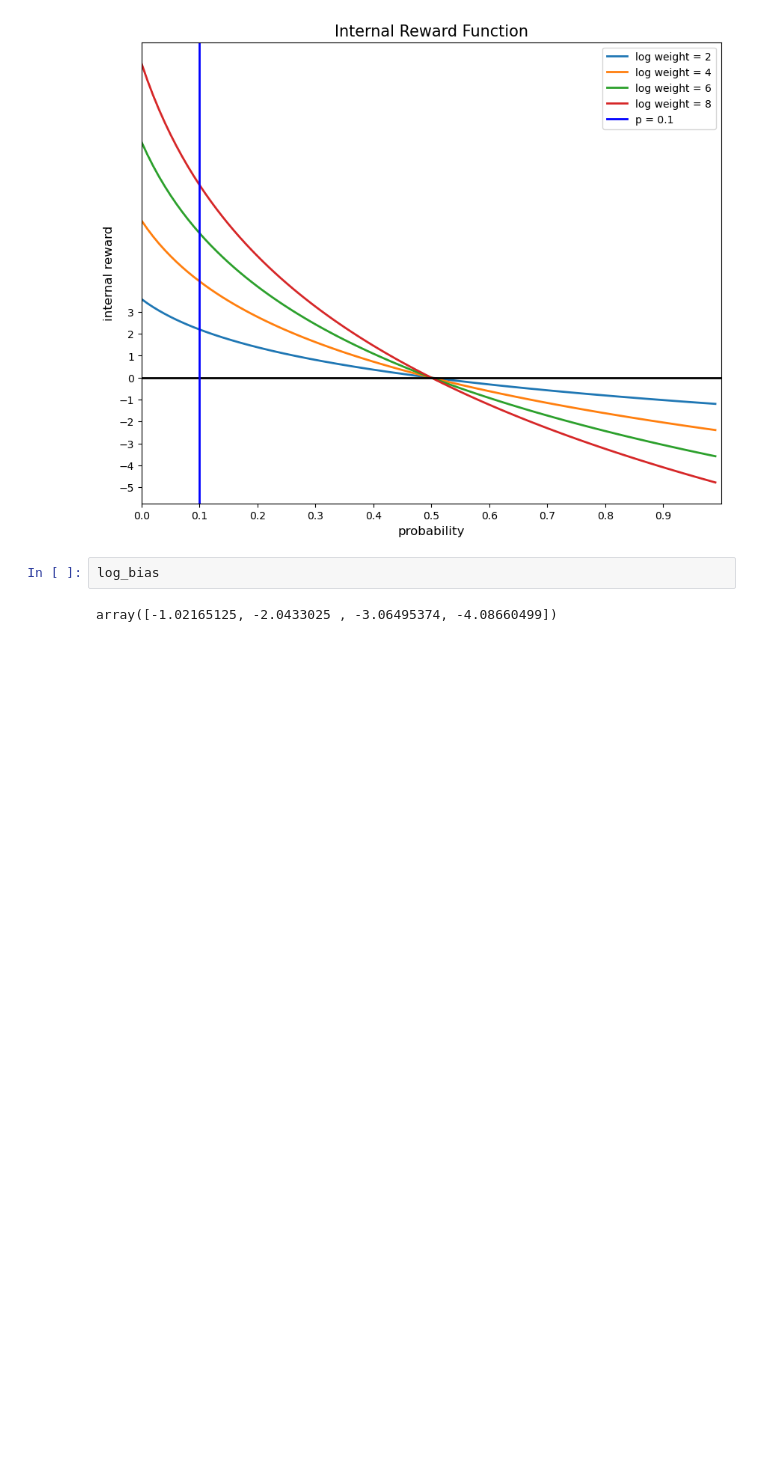
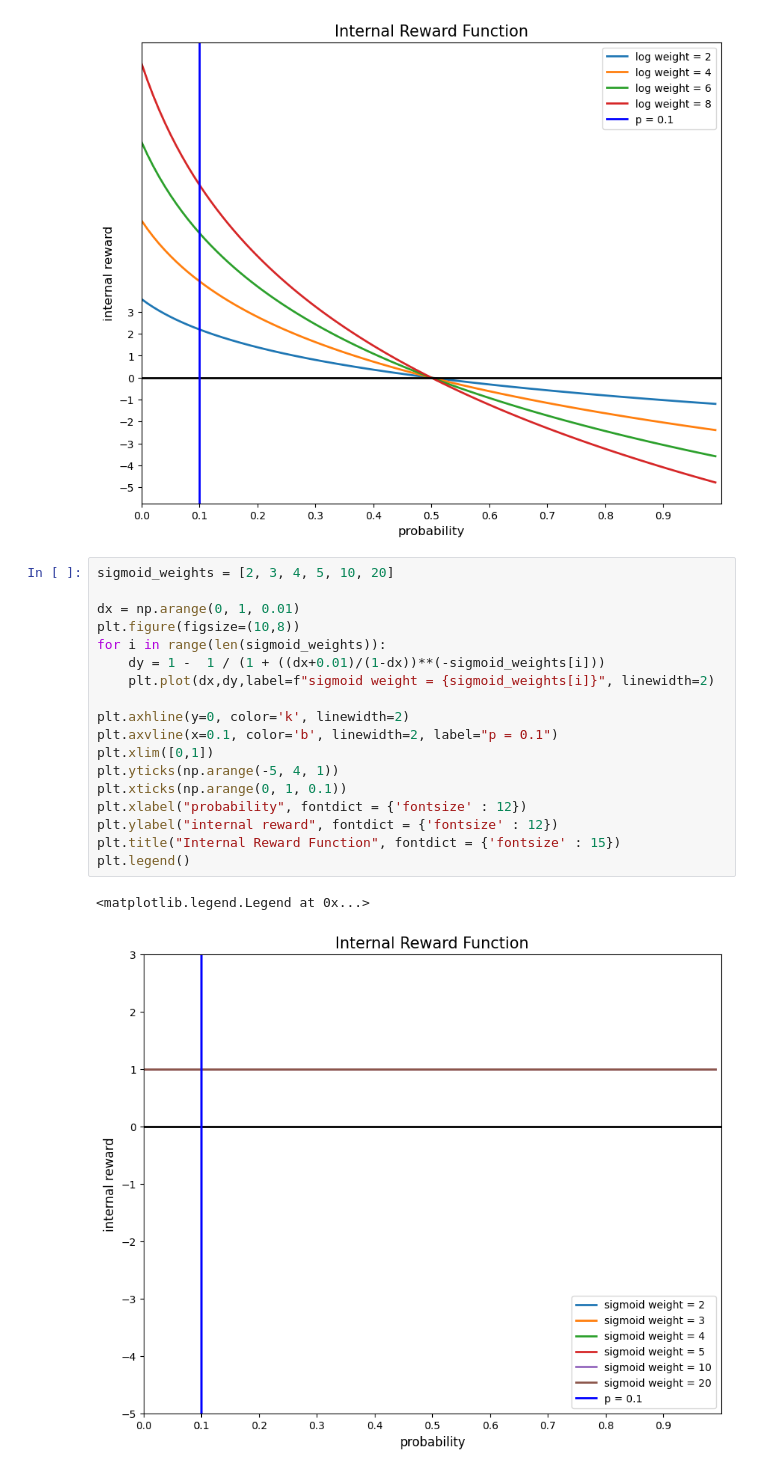
Before and after one commit to k1seul/RL_Neuro_undergrad_paper, a Jupyter notebook: Untitled.ipynb, the cells around one changed output. Cells and saved outputs as stored; diff of their text form; blank space fills up the shorter version.

Commit message:
fixed sigmoid function

```diff
--- a/Untitled.ipynb
+++ b/Untitled.ipynb
@@ -26,6 +26,23 @@ plt.legend()
 <matplotlib.legend.Legend at 0x...>
 [figure]
 # %%
-log_bias
+sigmoid_weights = [2, 3, 4, 5, 10, 20]
+
+dx = np.arange(0, 1, 0.01)
+plt.figure(figsize=(10,8))
+for i in range(len(sigmoid_weights)):
+    dy = 1 -  1 / (1 + ((dx+0.01)/(1-dx))**(-sigmoid_weights[i]))
+    plt.plot(dx,dy,label=f"sigmoid weight = {sigmoid_weights[i]}", linewidth=2)
+
+plt.axhline(y=0, color='k', linewidth=2)
+plt.axvline(x=0.1, color='b', linewidth=2, label="p = 0.1")
+plt.xlim([0,1])
+plt.yticks(np.arange(-5, 4, 1))
+plt.xticks(np.arange(0, 1, 0.1))
+plt.xlabel("probability", fontdict = {'fontsize' : 12})
+plt.ylabel("internal reward", fontdict = {'fontsize' : 12})
+plt.title("Internal Reward Function", fontdict = {'fontsize' : 15})
+plt.legend()
 # %% [output]
-array([-1.02165125, -2.0433025 , -3.06495374, -4.08660499])
+<matplotlib.legend.Legend at 0x...>
+[figure, added]
```
Also changed, not shown: 1 other file.
